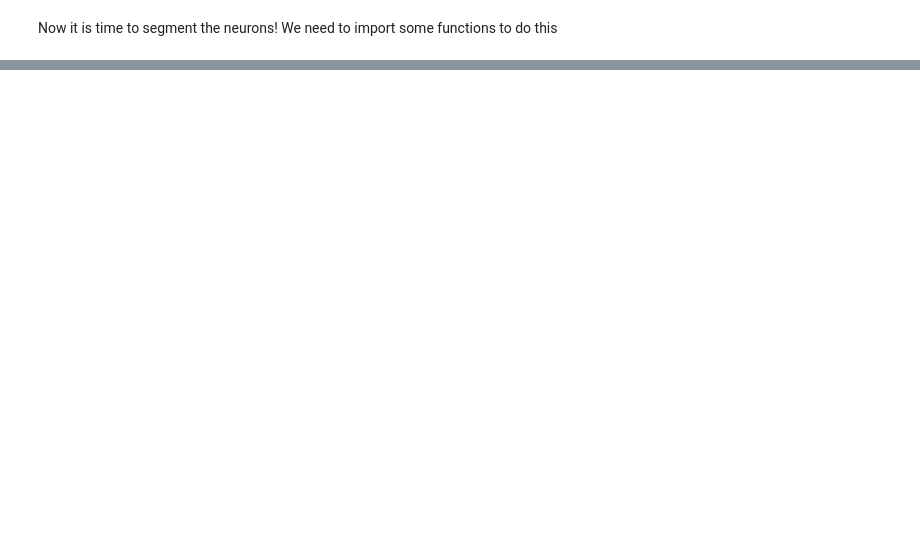
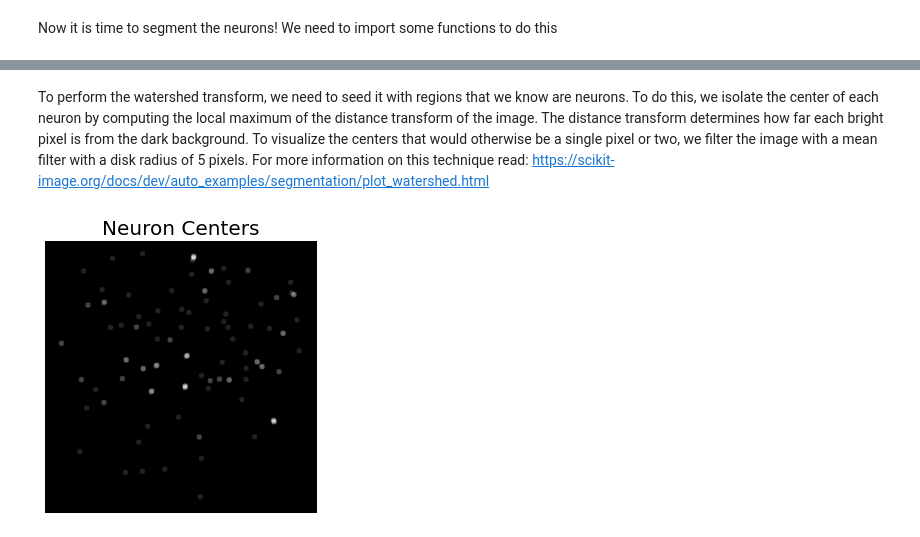
Before and after one commit to mmgrayCHEME599/CHEME599_Brain, a Jupyter notebook: Segmentation_Workflow.ipynb, the cells around one changed output, grey strips where cells are left out. Cells and saved outputs as stored; diff of their text form; code cells hidden in the pictures; blank space fills up the shorter version.

```diff
--- a/Segmentation_Workflow.ipynb
+++ b/Segmentation_Workflow.ipynb
@@ -187,0 +176,14 @@ axes[1].axis('off')
+# %% [markdown]
+To perform the watershed transform, we need to seed it with regions that we know are neurons. To do this, we isolate the center of each neuron by computing the local maximum of the distance transform of the image. The distance transform determines how far each bright pixel is from the dark background.  To visualize the centers that would otherwise be a single pixel or two, we filter the image with a mean filter with a disk radius of 5 pixels.
+For more information on this technique read: https://scikit-image.org/docs/dev/auto_examples/segmentation/plot_watershed.html
+# %%
+distance = ndimage.distance_transform_edt(im_open)
+localMax = peak_local_max(distance, indices=False, min_distance=n_rad)
+
+#plot the new image
+fig, ax=plt.subplots(ncols=1, figsize=(5,5))
+ax.imshow(rank.mean(img_as_ubyte(localMax),disk(5)), cmap='gray')
+ax.axis('off')
+ax.set_title('Neuron Centers', fontsize=20);
+# %% [output]
+[figure, added]
```
Also changed, not shown: parts of 17 cells of this notebook.
